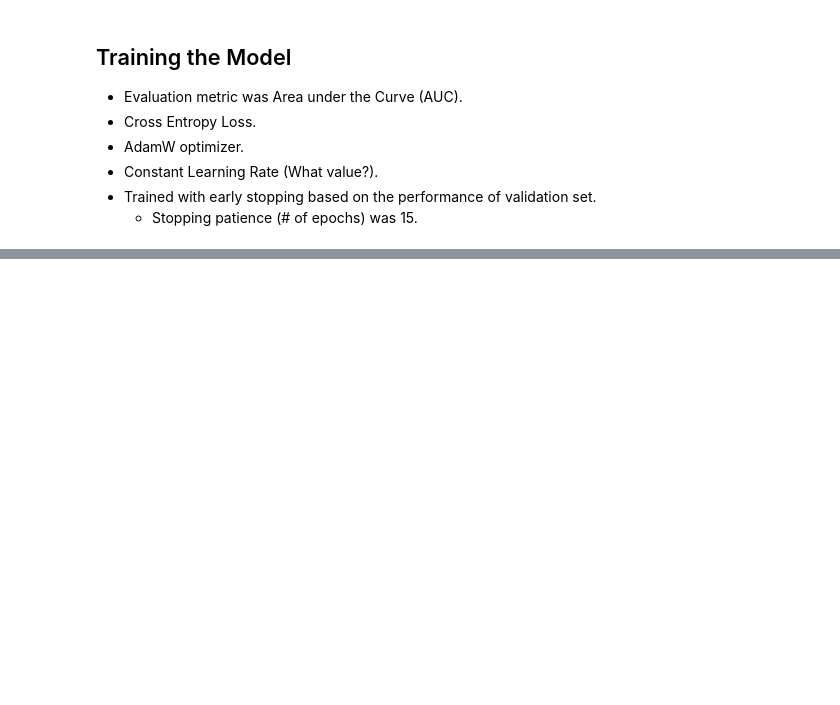
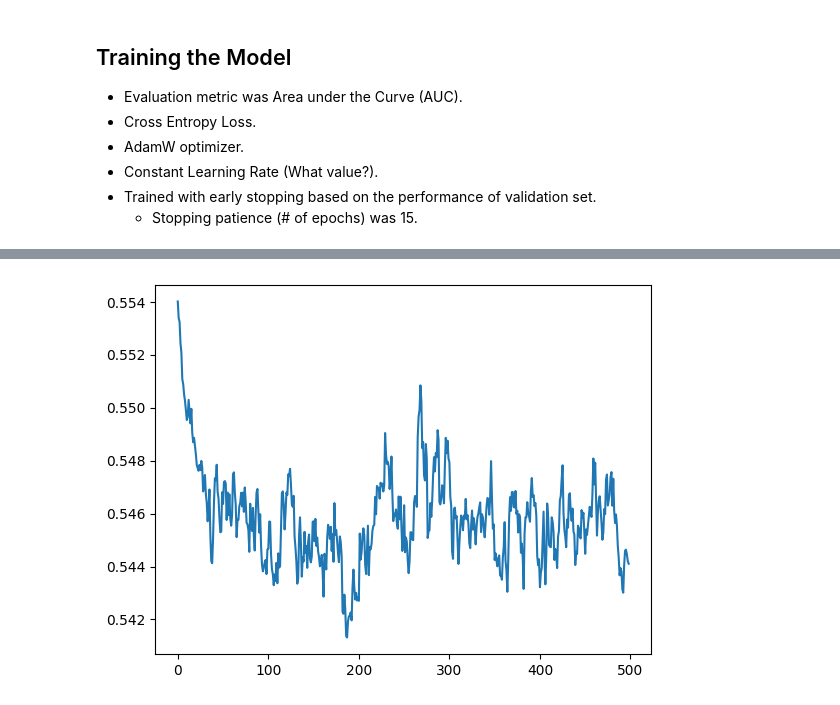
Before and after one commit to DarkHawk727/TabTransformer-tinygrad, a Jupyter notebook: mlp_baseline.ipynb, the cells around one changed output, grey strips where cells are left out. Drawn from its saved outputs; the diff is of its cells as text; code cells hidden in the pictures; blank space fills up the shorter version.

Commit message:
this is an interesting looking loss curve

```diff
--- a/mlp_baseline.ipynb
+++ b/mlp_baseline.ipynb
@@ -121,6 +122,12 @@ class MLP:
 # %%
 model = MLP(l=X_train_new.shape[1])
 optim = nn.optim.AdamW(nn.state.get_parameters(model))
+
+def early_stop(losses: List[float], patience: int) -> bool:
+    if len(losses) < 15:
+        return False
+    else:
+        return all(a > b for a,b in pairwise(losses[-patience:]))
 
 @Tensor.train()
 def train_step() -> Tensor:
@@ -136,23 +143,24 @@ def train_step() -> Tensor:
     return loss
 
 @Tensor.test()
-def get_test_auc() -> float:
-    y_pred = model(Tensor(X_test_new, dtype="float32"))
+def get_cv_auc() -> float:
+    y_pred = model(Tensor(X_val_new, dtype="float32"))
 
-    y_true = y_test_new.astype("float32")
+    y_true = y_val_new.astype("float32")
     auc = roc_auc_score(y_true, y_pred.numpy())
 
     return auc
 
+# Keep training until 15 consecutive cross-validation losses show a positive increase.
+# Also add
+val_losses: List[float] = []
+n_epochs: int = 0
+while not early_stop(val_losses, patience=15):
+    loss = train_step()
+    cv_loss = get_cv_auc().item()
+    val_losses.append(cv_loss)
+    n_epochs += 1
+    print(f"TRAINED FOR {n_epochs}, CURRENT LOSS IS: {cv_loss}")
 
-test_acc = float("nan")
-for i in (t := trange(15)):
-    loss = train_step()
-    test_acc = get_test_auc().item()
-    t.set_description(f"loss: {loss.item():6.2f} test_accuracy: {test_acc:5.2f}%")
-
-if 0.0 <= test_acc < 100:
-    print(colored(f"{test_acc=} >= 0.0", "green"))
-else:
-    raise ValueError(colored(f"{test_acc=} < 0.0", "red"))
+print("DONE!")
 # %% [output]
@@ -159,0 +185,7 @@ test_acc=0.4680425426481789 >= 0.0
+# %%
+import matplotlib.pyplot as plt
+
+plt.plot(val_losses)
+plt.show()
+# %% [output]
+[figure, added]
```
Also changed, not shown: parts of 2 cells of this notebook.
